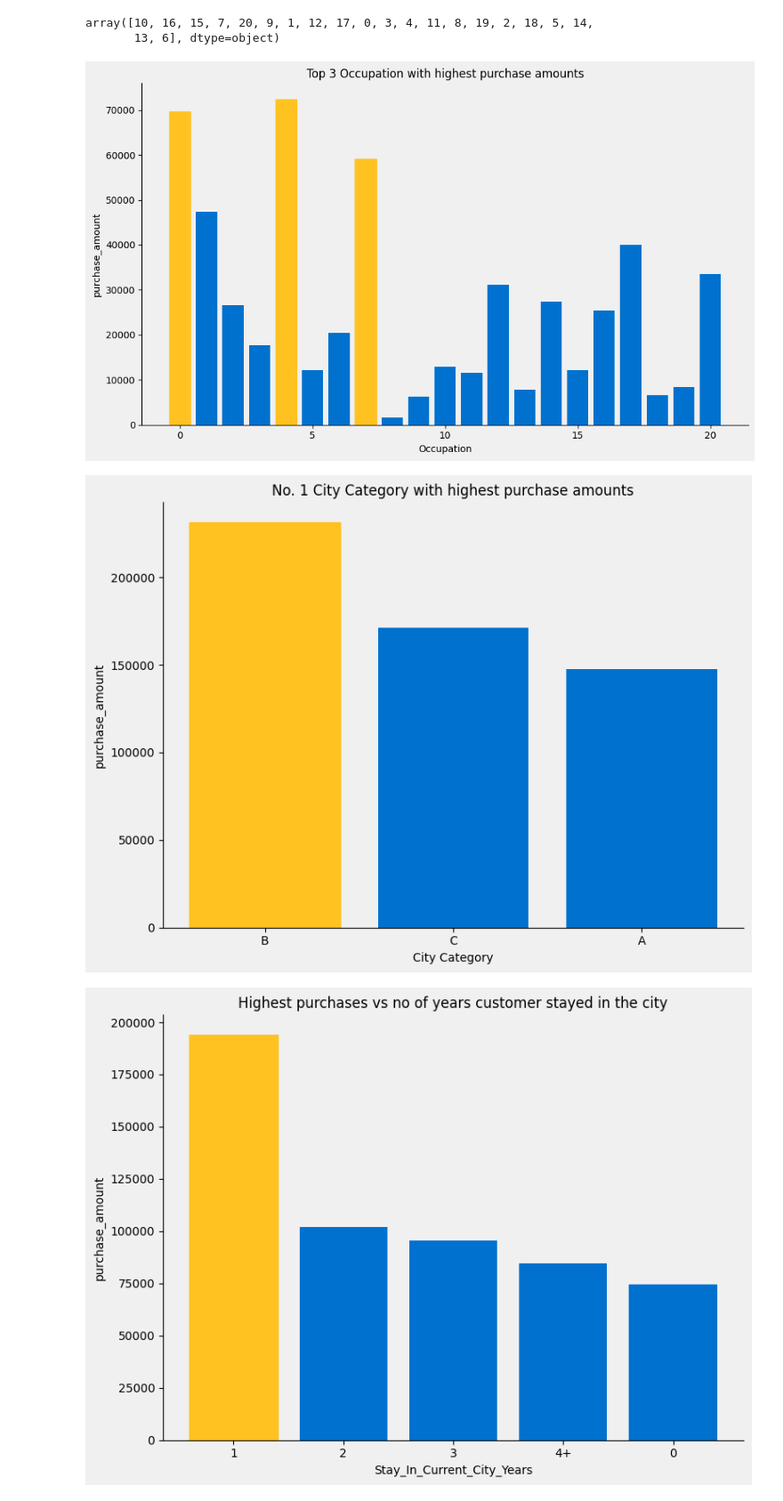
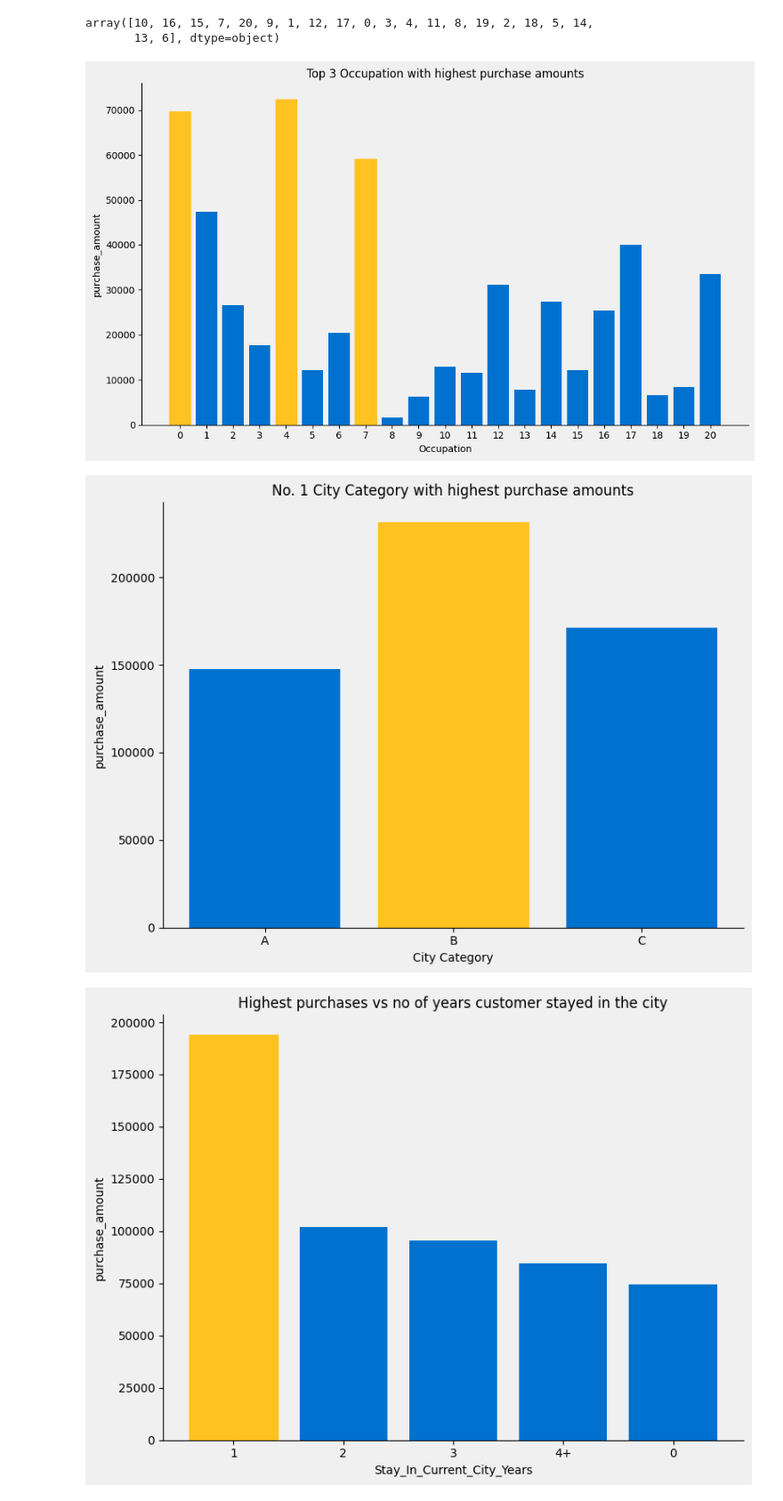
Before and after one commit to RichaGaharwar/Walmart---Confidence-Interval-CLT, a Jupyter notebook: Walmart_Confidence_Interval_&_CLT.ipynb, the cells around one changed output. Shown at 89% size. Cells and saved outputs as stored; diff of their text form; code cells hidden in the pictures.

```diff
--- a/Walmart_Confidence_Interval_&_CLT.ipynb
+++ b/Walmart_Confidence_Interval_&_CLT.ipynb
@@ -274,7 +274,7 @@ bars = plt.bar(walmart['Occupation'].value_counts().index, walmart['Occupation']
 plt.title('Top 3 Occupation with highest purchase amounts')
 plt.xlabel('Occupation')
 plt.ylabel('purchase_amount')
-plt.xticks(rotation = 0)
+plt.xticks(walmart['Occupation'].value_counts().index.astype(int))
 
 top_3_indices = np.argsort(walmart['Occupation'].value_counts().values)[-3:]
 for idx in top_3_indices:
@@ -285,4 +285,4 @@ ax.spines['right'].set_visible(False)
 plt.tight_layout()
 plt.show()
 # %% [output]
-[figure, old version]
+[figure, new version]
@@ -291,27 +289,29 @@ walmart['city_category'].unique()
+# %%
+city = walmart['City_Category'].value_counts().sort_index()
 # %%
 BG_Grey = '#F0F0F0'
 Spark_Yellow = '#FFC220'
 True_Blue = '#0071CE'
 
 plt.figure(figsize = (8, 6),facecolor=BG_Grey)
 ax = plt.gca() # Define ax here
 ax.set_facecolor(BG_Grey)
-bars = plt.bar(walmart['City_Category'].value_counts().index, walmart['City_Category'].value_counts().values, color = True_Blue)
+bars = plt.bar(city.index, city.values, color = True_Blue)
 plt.title('No. 1 City Category with highest purchase amounts')
 plt.xlabel('City Category')
 plt.ylabel('purchase_amount')
 plt.xticks(rotation = 0)
 
-top_1_indices = np.argsort(walmart['City_Category'].value_counts().values)[-1:]
+top_1_indices = np.argsort(city.values)[-1:]
 for idx in top_1_indices:
     bars[idx].set_color(Spark_Yellow)
 
 ax.spines['top'].set_visible(False)
 ax.spines['right'].set_visible(False)
 plt.tight_layout()
 plt.show()
 # %% [output]
-[figure, old version]
+[figure, new version]
 # %%
 walmart['Stay_In_Current_City_Years'].unique()
 # %%
```
Also changed, not shown: parts of 4 cells of this notebook.
